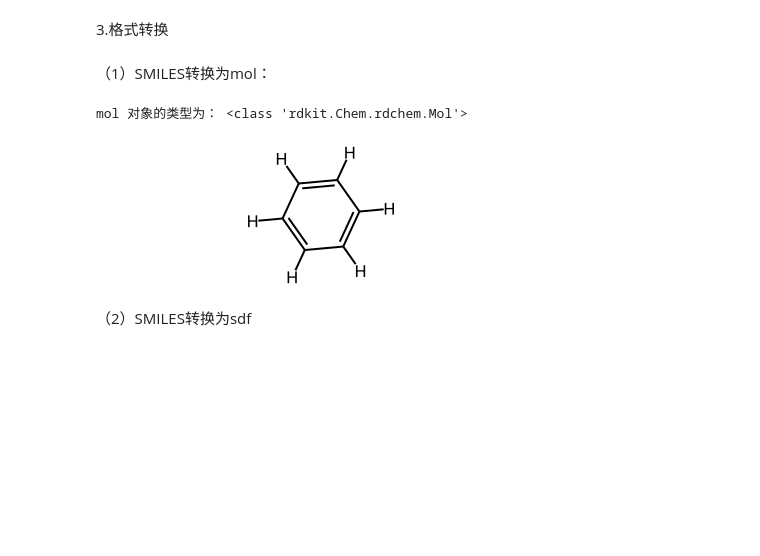
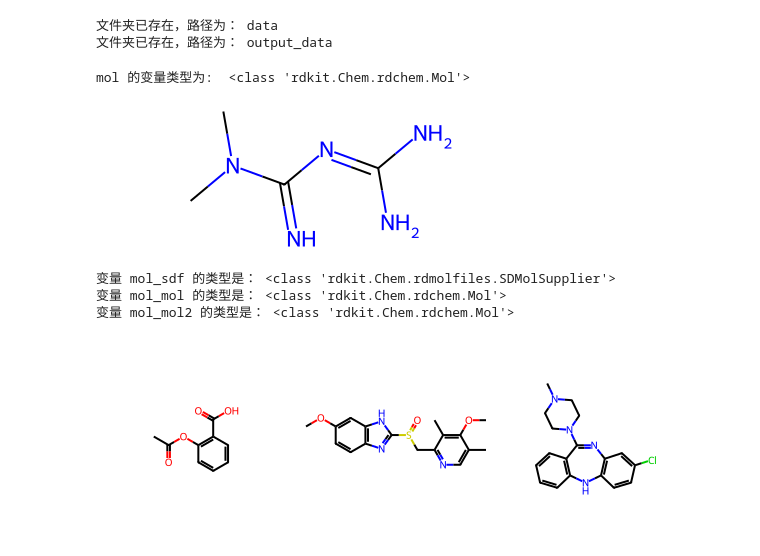
Before and after one commit to ZheLi-Lab/CADD_Class_Data, a Jupyter notebook: chapter6/Part1_Basic.ipynb, the cells around one changed output. Cells and saved outputs as stored; diff of their text form; code cells hidden in the pictures; blank space fills up the shorter version.

```diff
--- a/chapter6/Part1_Basic.ipynb
+++ b/chapter6/Part1_Basic.ipynb
@@ -66,29 +1,50 @@ display(img_grid)
-# %% [markdown]
-3.格式转换
-# %% [markdown]
-（1）SMILES转换为mol：
-# %%
-"""
-SMILES 转换为 MOL 文件示例:
-1. 需要用到 os 模块、RDKit 中的 Chem 模块、AllChem 模块。
-2. 使用 Chem 中的 MolFromSmiles() 函数读取分子信息。
-3. 使用 AllChem 中的 AddHs() 函数添加氢原子，EmbedMolecule() 函数生成三维坐标，MMFFOptimizeMolecule() 函数进行几何优化。
-4. 使用 os.path.join() 函数拼接文件路径。
-5. 使用 Chem 中的 MolToMolFile() 函数将分子对象写入 MOL 文件，接收两个参数，分别是分子对象和需要保存的文件名路径。
-6. 使用 type() 函数查看变量类型。
-"""
-
-smiles = 'c1ccccc1'                     # 初始化苯分子的 SMILES 字符串
-mol = Chem.MolFromSmiles(smiles)        # 根据 SMILES 字符串创建分子对象
-mol = AllChem.AddHs(mol)                # 向分子中添加氢原子
-AllChem.EmbedMolecule(mol)              # 为分子生成三维坐标
-AllChem.MMFFOptimizeMolecule(mol)       # 使用MMFF94力场对分子进行几何优化
-benzene_path = os.path.join(result_path, "Benzene.mol")      # 结果文件的保存路径
-Chem.MolToMolFile(mol, benzene_path)    # 将分子对象保存为.mol文件
-print("mol 对象的类型为：", type(mol))   # 打印分子对象的类型
-mol                                     # 显示分子对象（在交互式环境中）
-# %% [output]
-mol 对象的类型为： <class 'rdkit.Chem.rdchem.Mol'>
-[figure, removed]
-# %% [markdown]
-（2）SMILES转换为sdf
+# %%
+import os
+
+data_path = "data"
+output_path = "output_data"
+if os.path.exists(data_path):
+    print("文件夹已存在，路径为：", data_path)
+else:
+    os.makedirs(data_path, exist_ok=True)
+    print("文件夹创建成功，路径为：", data_path)
+if os.path.exists(output_path):
+    print("文件夹已存在，路径为：", output_path)
+else:
+    os.makedirs(output_path, exist_ok=True)
+    print("文件夹创建成功，路径为：", output_path)
+# %% [output]
+文件夹已存在，路径为： data
+文件夹已存在，路径为： output_data
+# %%
+from rdkit import Chem
+smiles = 'CN(C)C(=N)N=C(N)N'
+mol = Chem.MolFromSmiles('CN(C)C(=N)N=C(N)N')
+print("mol 的变量类型为: ", type(mol))
+display(mol)
+# %% [output]
+mol 的变量类型为:  <class 'rdkit.Chem.rdchem.Mol'>
+[figure, added]
+# %%
+import os
+from rdkit import Chem
+from rdkit.Chem import Draw
+# 分子文件存放路径
+aspirin_path = os.path.join(data_path, "Aspirin.sdf")
+omeprazole_path = os.path.join(data_path, "Omeprazole.mol")
+clozapine_path = os.path.join(data_path, "Clozapine.mol2")
+# 从文件中读取分子信息
+mol_sdf = Chem.SDMolSupplier(aspirin_path)
+mol_mol = Chem.MolFromMolFile(omeprazole_path)
+mol_mol2 = Chem.MolFromMol2File(clozapine_path)
+# 查看变量类型
+print("变量 mol_sdf 的类型是：", type(mol_sdf))
+print("变量 mol_mol 的类型是：", type(mol_mol))
+print("变量 mol_mol2 的类型是：", type(mol_mol2))
+img_grid = Draw.MolsToGridImage([mol_sdf[0], mol_mol, mol_mol2])
+display(img_grid)
+# %% [output]
+变量 mol_sdf 的类型是： <class 'rdkit.Chem.rdmolfiles.SDMolSupplier'>
+变量 mol_mol 的类型是： <class 'rdkit.Chem.rdchem.Mol'>
+变量 mol_mol2 的类型是： <class 'rdkit.Chem.rdchem.Mol'>
+[figure, added]
```
Also changed, not shown: parts of 17 cells of this notebook, 32 other files.
